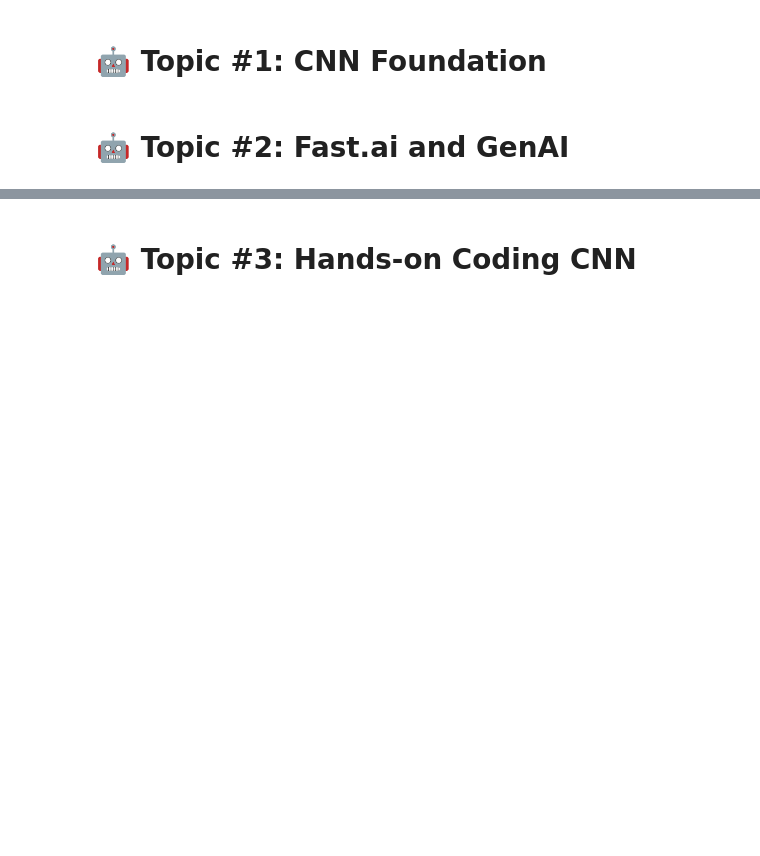
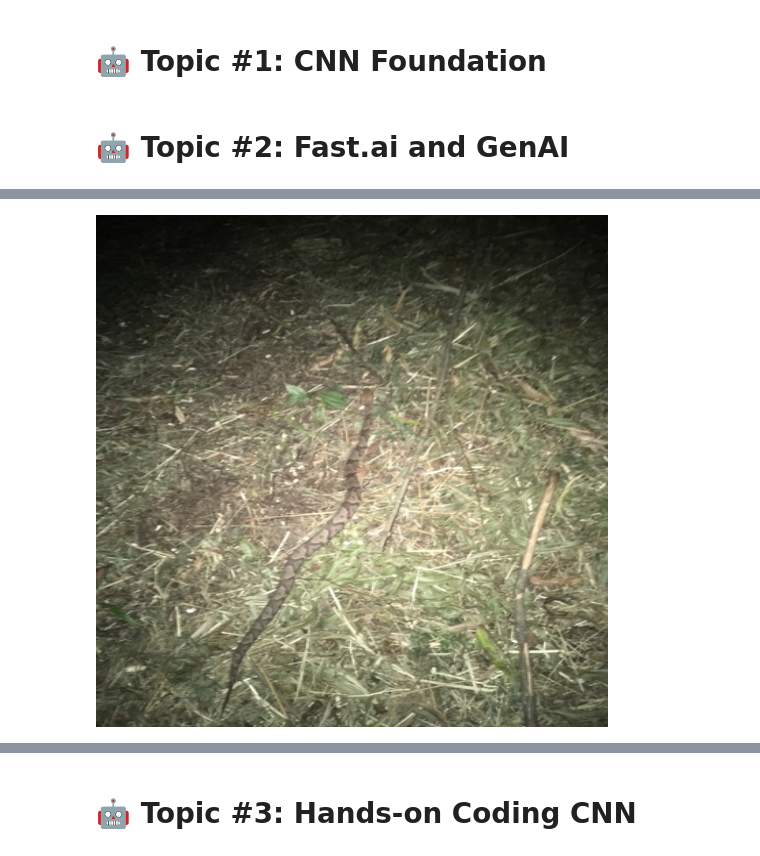
Before and after one commit to duchaba/book_python_genAI_genZ, a Jupyter notebook: Chapter_6_Duc_Python_GenAI_GenZ.ipynb, the cells around one changed output, grey strips where cells are left out. Drawn from its saved outputs; the diff is of its cells as text; code cells hidden in the pictures; blank space fills up the shorter version.

```diff
--- a/Chapter_6_Duc_Python_GenAI_GenZ.ipynb
+++ b/Chapter_6_Duc_Python_GenAI_GenZ.ipynb
@@ -77,0 +274,7 @@ Topics:
+# %%
+# do it for test data too
+
+df_snake_test = import_csv_to_dataframe("./snakes_dataset/Csv/test.csv")
+
+# Check the DataFrame
+df_snake_test.head()
@@ -77,0 +356,7 @@ Topics:
+# %%
+# Do the same for test dataset
+
+dname = 'snakes_dataset/test'
+df_snake_test['image_path'] = df_snake_test.apply(
+  lambda row: f'{dname}/{row["class_id"]}/{row["UUID"]}.jpg', axis=1)
+df_snake_train.head()
@@ -77,0 +370,7 @@ Topics:
+# %%
+# prompt: display the first image from df_snake_test['image_path']
+
+fname = df_snake_test['image_path'][0]
+IPython.display.Image(filename=fname)
+# %% [output]
+[figure, added]
```
Also changed, not shown: parts of 54 cells of this notebook.
